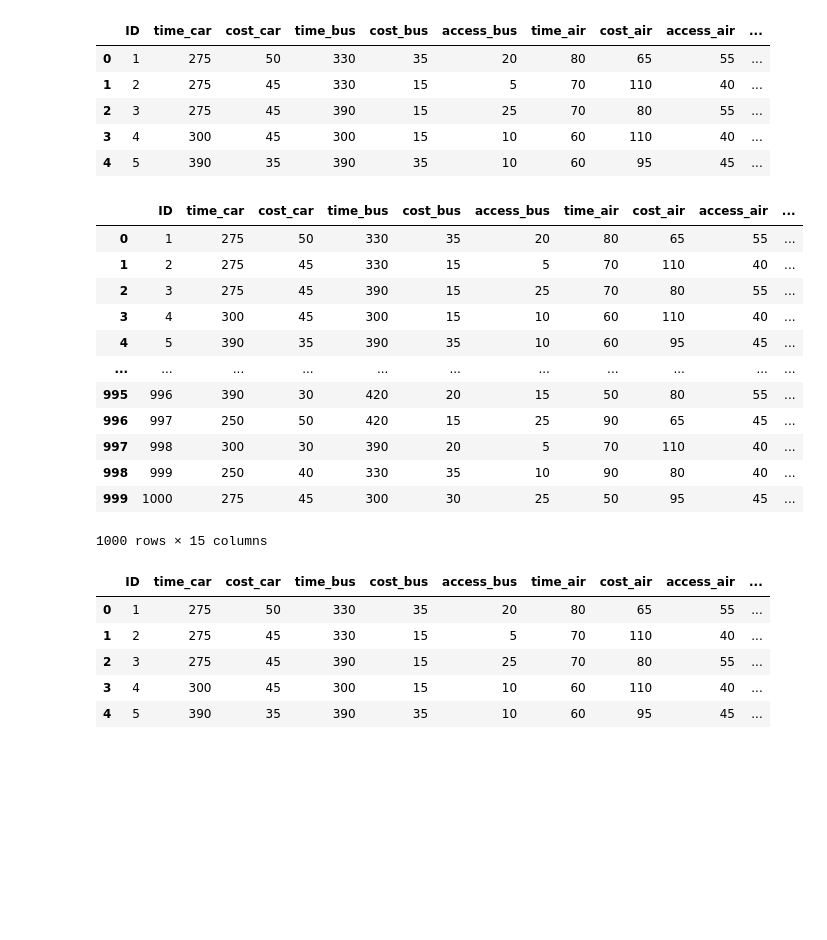
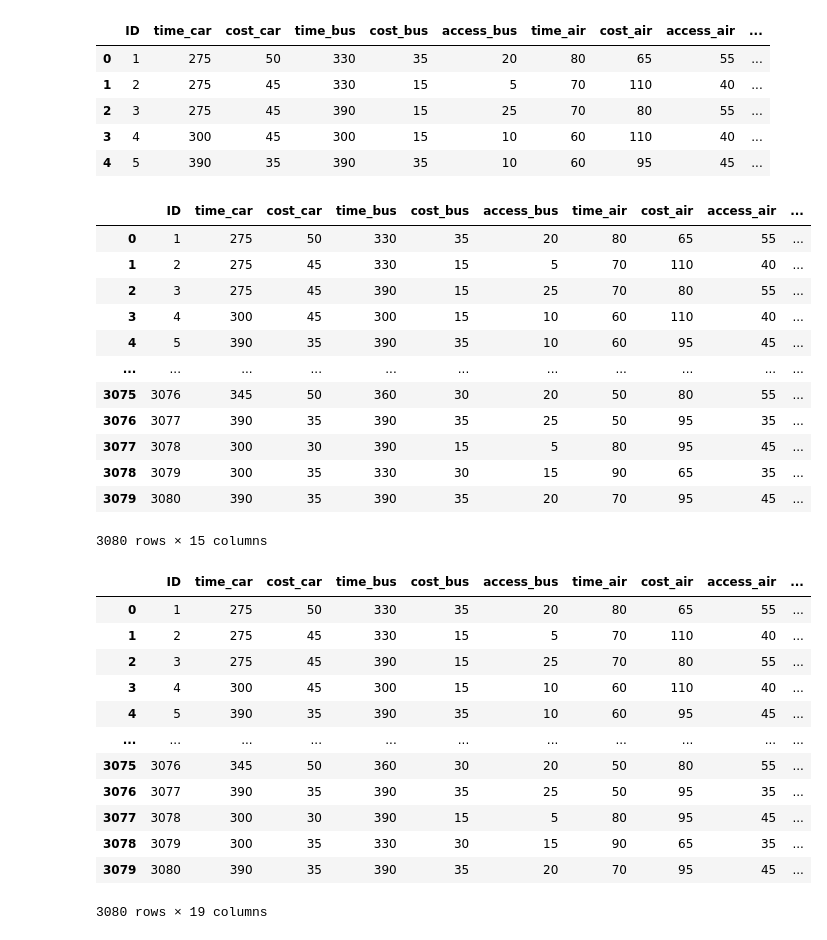
Before and after one commit to piffen236/Lab-3, a Jupyter notebook: Lab 3.ipynb, the cells around one changed output. Saved outputs shown, nothing was run; the diff lists cells and outputs as text; code cells hidden in the pictures; blank space fills up the shorter version.

```diff
--- a/Lab 3.ipynb
+++ b/Lab 3.ipynb
@@ -43,7 +43,7 @@ encoder = LabelEncoder()
 
 # Use the LabelEncoder to transform the 'Education level' column from categorical to numerical values
 df['choice'] = encoder.fit_transform(df['choice'])
-df.head(1000)
+df.head(10000)
 # %% [output]
 |  | ID | time_car | cost_car | time_bus | cost_bus | access_bus | time_air | cost_air | access_air | ... |
 | 0 | 1 | 275 | 50 | 330 | 35 | 20 | 80 | 65 | 55 | ... |
@@ -52,24 +52,31 @@ df.head(1000)
 | 3 | 4 | 300 | 45 | 300 | 15 | 10 | 60 | 110 | 40 | ... |
 | 4 | 5 | 390 | 35 | 390 | 35 | 10 | 60 | 95 | 45 | ... |
 | ... | ... | ... | ... | ... | ... | ... | ... | ... | ... | ... |
-| 995 | 996 | 390 | 30 | 420 | 20 | 15 | 50 | 80 | 55 | ... |
-| 996 | 997 | 250 | 50 | 420 | 15 | 25 | 90 | 65 | 45 | ... |
-| 997 | 998 | 300 | 30 | 390 | 20 | 5 | 70 | 110 | 40 | ... |
-| 998 | 999 | 250 | 40 | 330 | 35 | 10 | 90 | 80 | 40 | ... |
-| 999 | 1000 | 275 | 45 | 300 | 30 | 25 | 50 | 95 | 45 | ... |
+| 3075 | 3076 | 345 | 50 | 360 | 30 | 20 | 50 | 80 | 55 | ... |
+| 3076 | 3077 | 390 | 35 | 390 | 35 | 25 | 50 | 95 | 35 | ... |
+| 3077 | 3078 | 300 | 30 | 390 | 15 | 5 | 80 | 95 | 45 | ... |
+| 3078 | 3079 | 300 | 35 | 330 | 30 | 15 | 90 | 65 | 35 | ... |
+| 3079 | 3080 | 390 | 35 | 390 | 35 | 20 | 70 | 95 | 45 | ... |
-1000 rows × 15 columns
+3080 rows × 15 columns
 # %%
 # perform one-hot encoding on the 'Education level' column
 df = pd.get_dummies(df, columns=['service_air'])
 df = pd.get_dummies(df, columns=['service_rail'])
-df.head()
+df.head(10000)
 # %% [output]
 |  | ID | time_car | cost_car | time_bus | cost_bus | access_bus | time_air | cost_air | access_air | ... |
 | 0 | 1 | 275 | 50 | 330 | 35 | 20 | 80 | 65 | 55 | ... |
 | 1 | 2 | 275 | 45 | 330 | 15 | 5 | 70 | 110 | 40 | ... |
 | 2 | 3 | 275 | 45 | 390 | 15 | 25 | 70 | 80 | 55 | ... |
 | 3 | 4 | 300 | 45 | 300 | 15 | 10 | 60 | 110 | 40 | ... |
 | 4 | 5 | 390 | 35 | 390 | 35 | 10 | 60 | 95 | 45 | ... |
+| ... | ... | ... | ... | ... | ... | ... | ... | ... | ... | ... |
+| 3075 | 3076 | 345 | 50 | 360 | 30 | 20 | 50 | 80 | 55 | ... |
+| 3076 | 3077 | 390 | 35 | 390 | 35 | 25 | 50 | 95 | 35 | ... |
+| 3077 | 3078 | 300 | 30 | 390 | 15 | 5 | 80 | 95 | 45 | ... |
+| 3078 | 3079 | 300 | 35 | 330 | 30 | 15 | 90 | 65 | 35 | ... |
+| 3079 | 3080 | 390 | 35 | 390 | 35 | 20 | 70 | 95 | 45 | ... |
+3080 rows × 19 columns
 # %%
 #Define x and y
 
```
Also changed, not shown: parts of 4 cells of this notebook.
